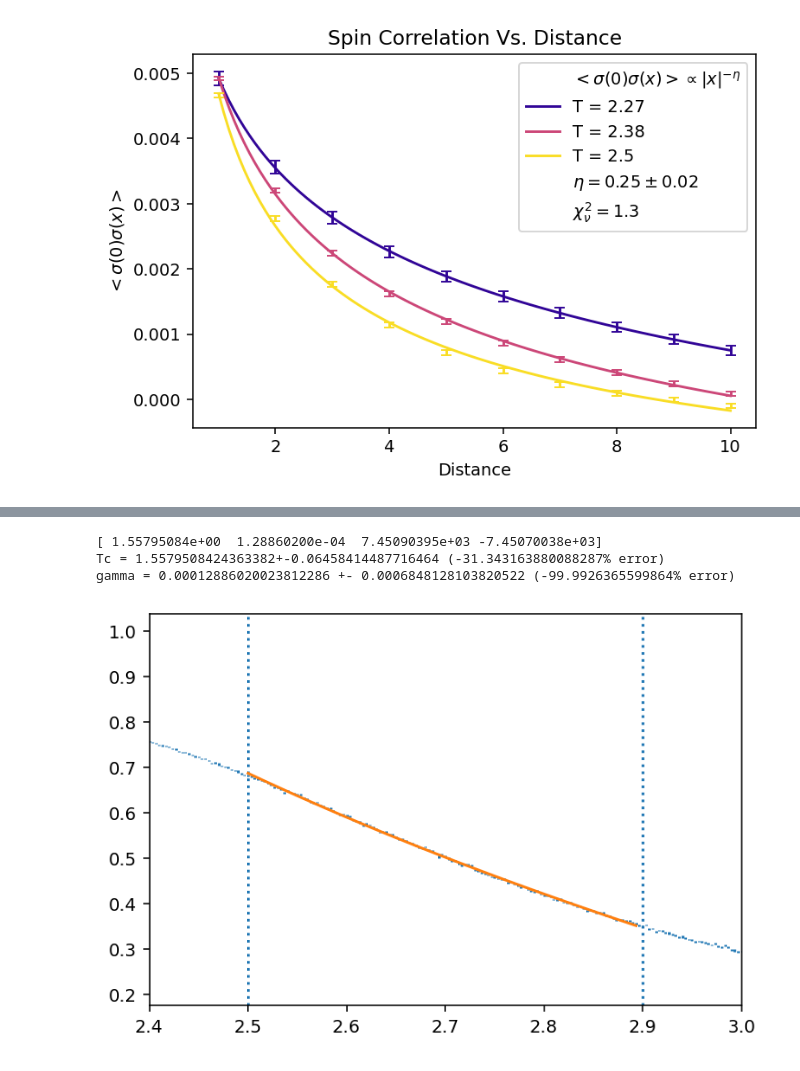
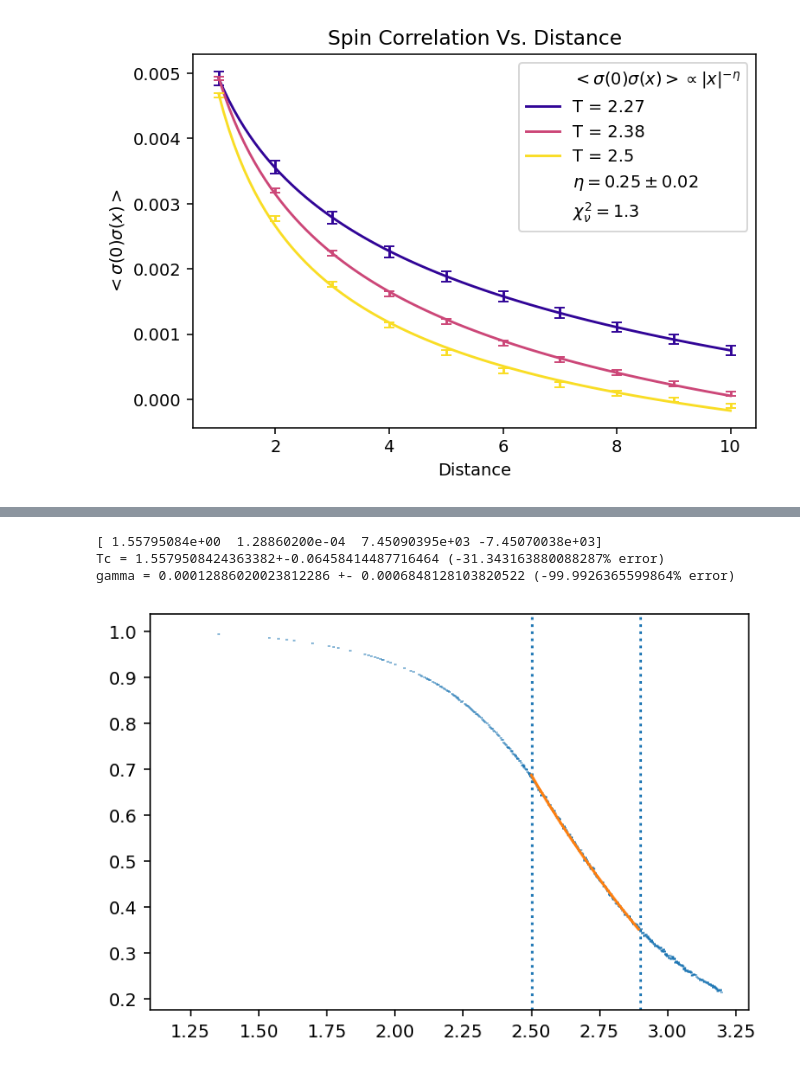
Before and after one commit to gfitez/ising, a Jupyter notebook: analyze2.ipynb, the cells around one changed output, grey strips where cells are left out. Cells and saved outputs as stored; diff of their text form; code cells hidden in the pictures.

```diff
--- a/analyze2.ipynb
+++ b/analyze2.ipynb
@@ -381,32 +455,32 @@ BSCErr = pd.concat(BSCs).groupby(level=0).std()/np.sqrt(len(BSCs))
 
 
 tMin = 2.5
 tMax=2.9
-plt.xlim(tMin-0.1, tMax+0.1)
+#plt.xlim(tMin-0.1, tMax+0.1)
 plt.axvline(tMin, ls=":")
 plt.axvline(tMax,ls=":")
 
 iMin = np.where(BEMMean["Temp"] > tMin)[0][0]
 iMax = np.where(BEMMean["Temp"] < tMax)[0][-1]
 
 
 
 plt.errorbar(BEMMean["Temp"],np.abs(BEMMean["M_mean"]),yerr=BEMErr["M_mean"],ls="")
 
 
 def func(t,Tc,gamma,a,b):
     return a*np.abs((t-Tc)/Tc)**-gamma+b
 
 popt,pcov =curve_fit(func,BEMMean["Temp"][iMin:iMax],BEMMean["M_mean"][iMin:iMax], maxfev=500000, p0=(2.01,4.5,1e5,0))
 #popt=(2,7/4,0.1,-0.0)
 print(popt)
 
 plt.plot(BEMMean["Temp"][iMin:iMax],func(BEMMean["Temp"][iMin:iMax],*popt))
 
 print(f"Tc = {popt[0]}+-{np.sqrt(pcov[0][0])} ({(popt[0]-trueTc)/trueTc*100}% error)")
 print(f"gamma = {popt[1]} +- {np.sqrt(pcov[1][1])} ({(popt[1]-7/4)/(7/4)*100}% error)")
 # %% [output]
 [ 1.55795084e+00  1.28860200e-04  7.45090395e+03 -7.45070038e+03]
 Tc = 1.5579508424363382+-0.06458414487716464 (-31.343163880088287% error)
 gamma = 0.00012886020023812286 +- 0.0006848128103820522 (-99.9926365599864% error)
-[figure, old version]
+[figure, new version]
```
Also changed, not shown: parts of 7 cells of this notebook, 1 other file.
